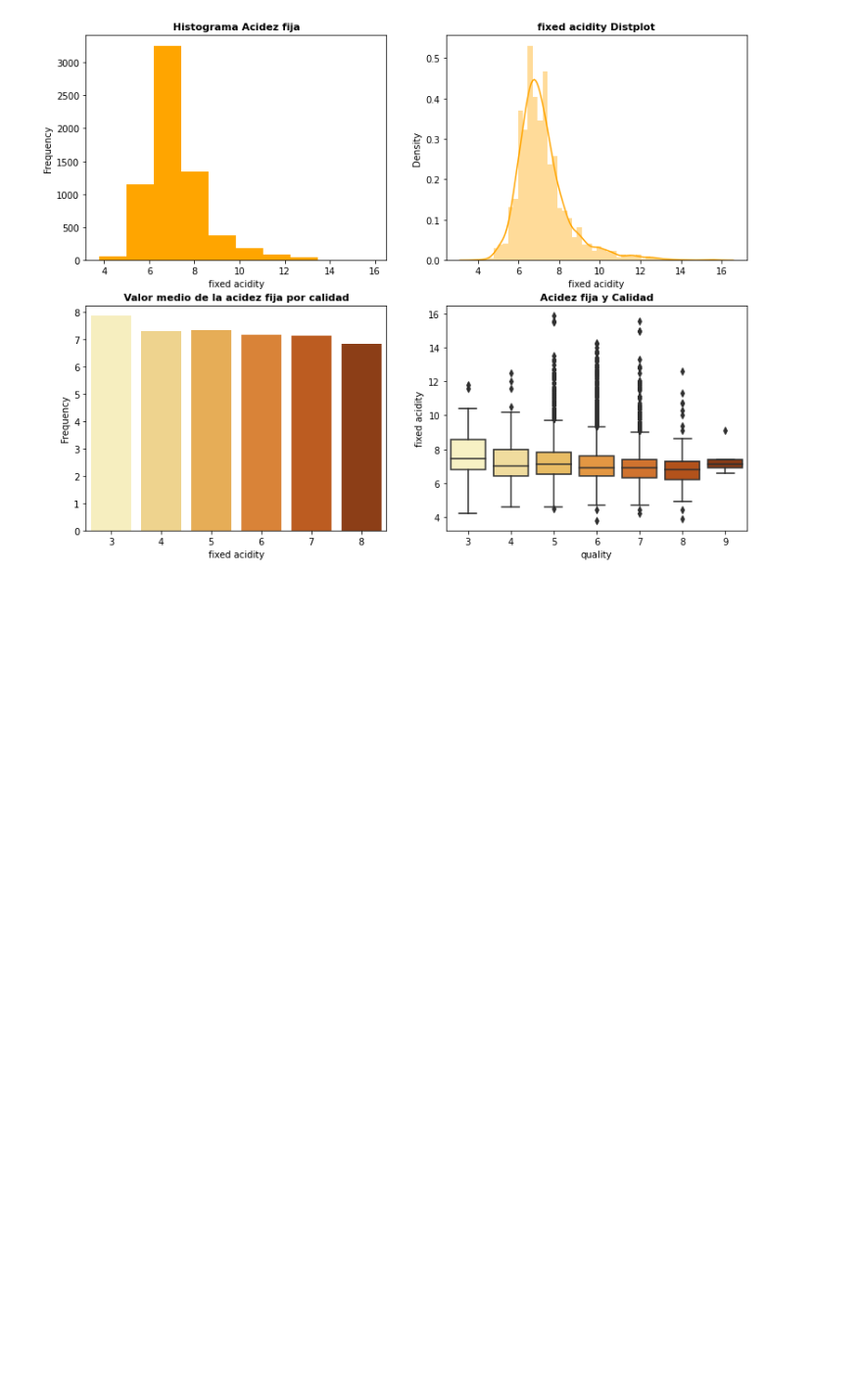
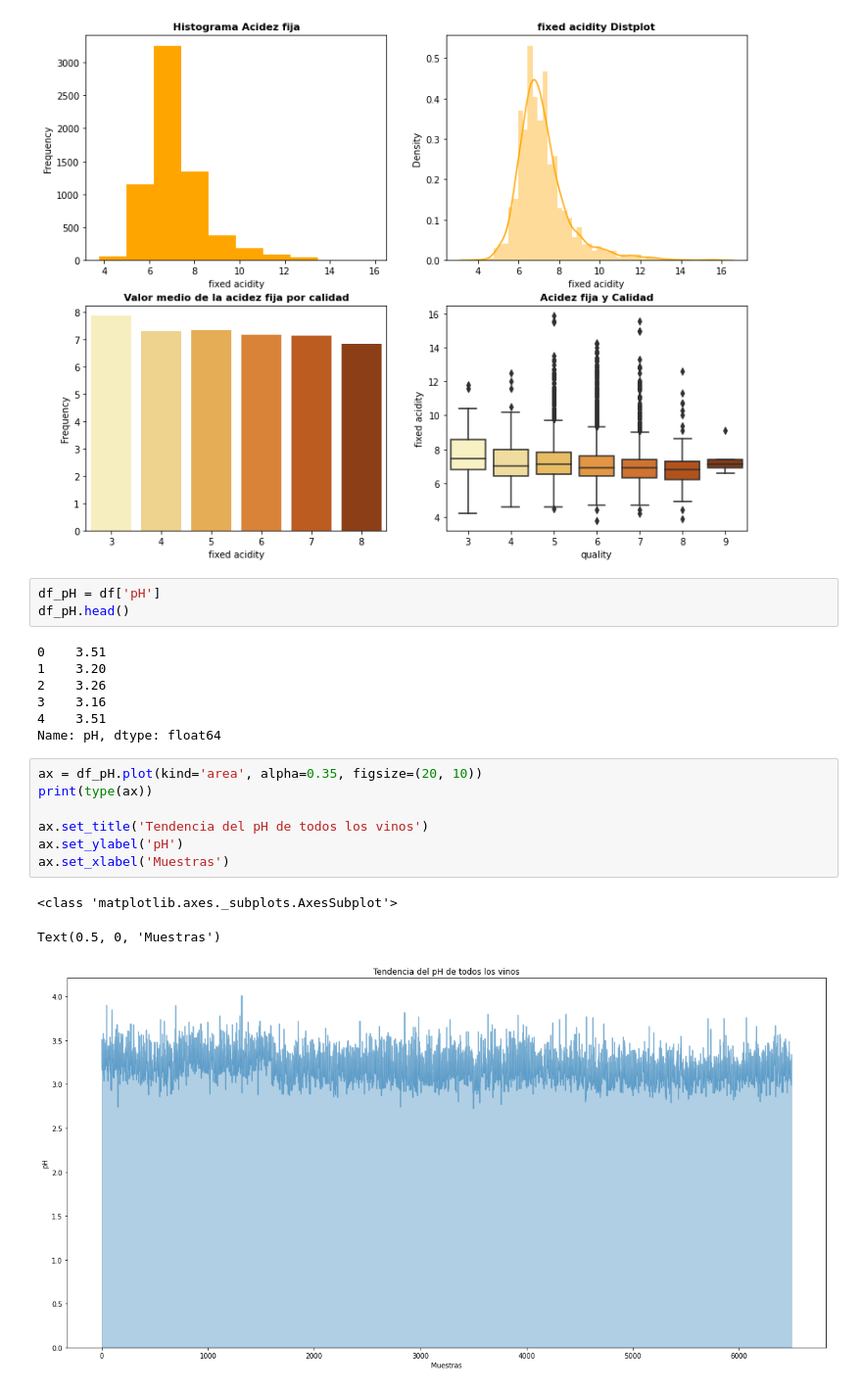
Before and after one commit to cmonttf/Tarea_3_SO, a Jupyter notebook: prueba.ipynb, the cells around one changed output. Shown at 98% size. Drawn from its saved outputs; the diff is of its cells as text; blank space fills up the shorter version.

```diff
--- a/prueba.ipynb
+++ b/prueba.ipynb
@@ -112,3 +112,24 @@ plt.title("Acidez fija y Calidad", color = "black", fontweight= 'bold', fontsize
 plt.show()
 # %% [output]
 [figure]
+# %%
+df_pH = df['pH']
+df_pH.head()
+# %% [output]
+0    3.51
+1    3.20
+2    3.26
+3    3.16
+4    3.51
+Name: pH, dtype: float64
+# %%
+ax = df_pH.plot(kind='area', alpha=0.35, figsize=(20, 10))
+print(type(ax))
+
+ax.set_title('Tendencia del pH de todos los vinos')
+ax.set_ylabel('pH')
+ax.set_xlabel('Muestras')
+# %% [output]
+<class 'matplotlib.axes._subplots.AxesSubplot'>
+Text(0.5, 0, 'Muestras')
+[figure, added]
```
Also changed, not shown: parts of 1 cell of this notebook.
